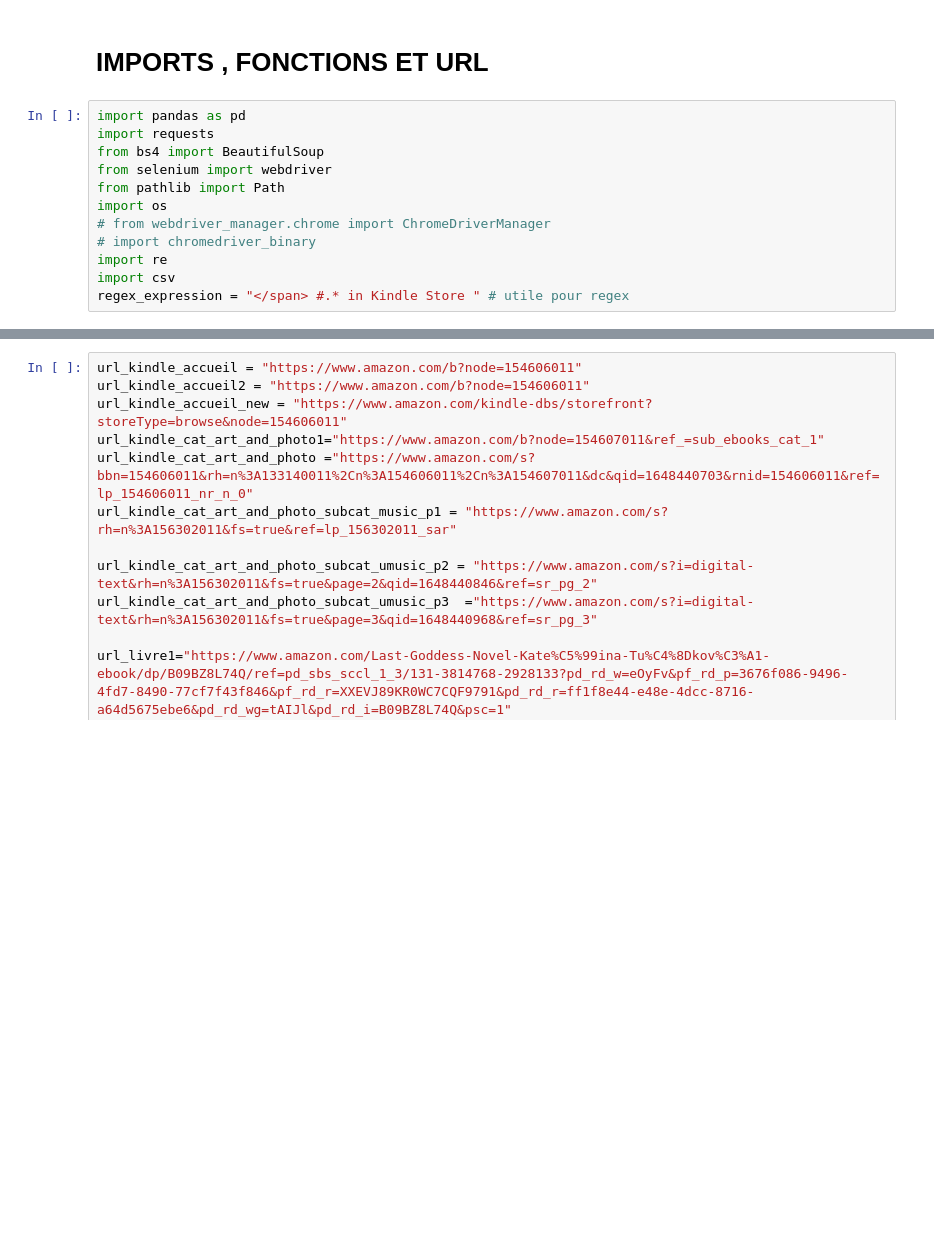
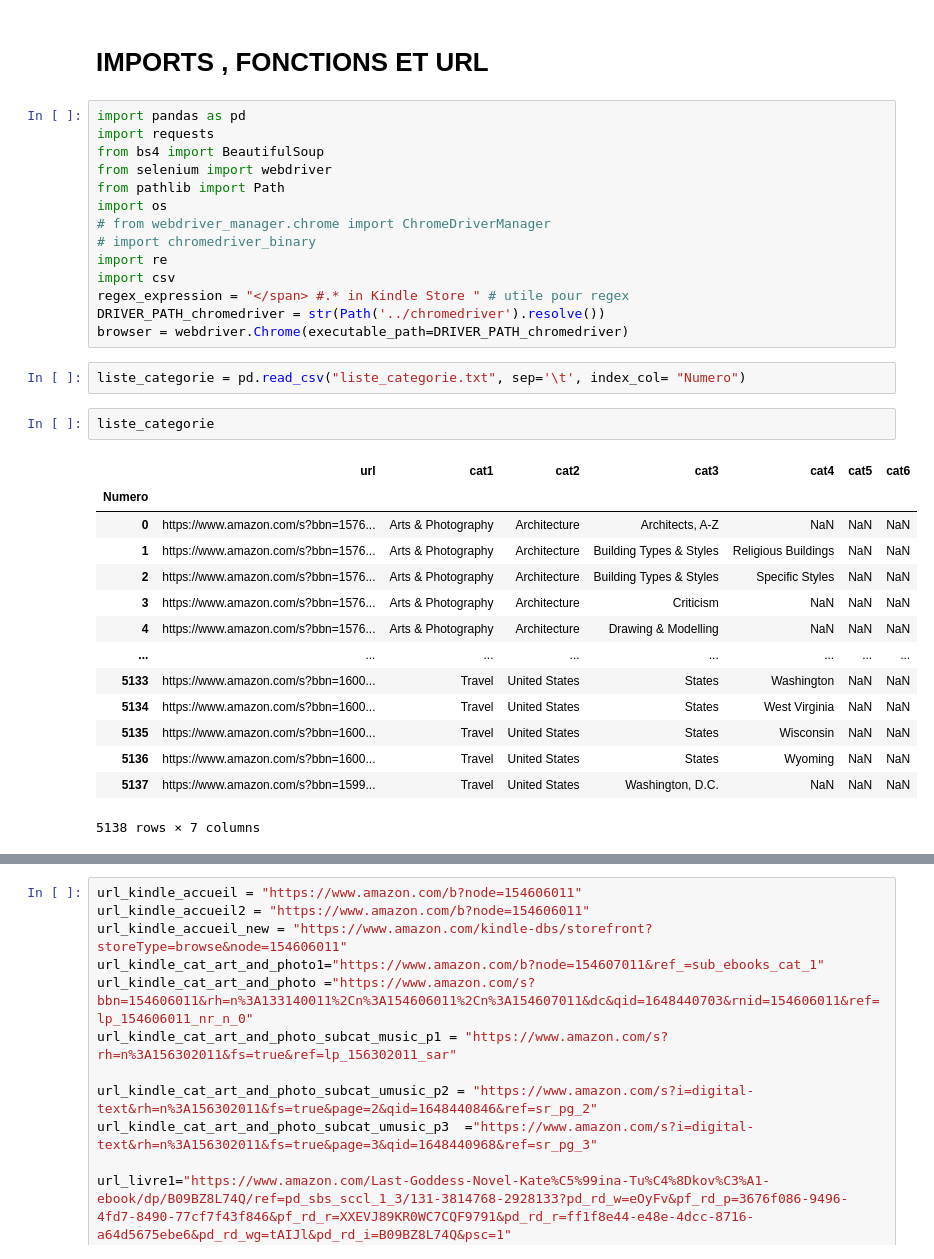
Before and after one commit to thomasgassin/kindle-scrapper, a Jupyter notebook: notebooks/2-scrapper_livre_depuis_categories.ipynb, the cells around one changed output, grey strips where cells are left out. Cells and saved outputs as stored; diff of their text form; blank space fills up the shorter version.

```diff
--- a/notebooks/2-scrapper_livre_depuis_categories.ipynb
+++ b/notebooks/2-scrapper_livre_depuis_categories.ipynb
@@ -14,3 +14,24 @@ import os
 import re
 import csv
 regex_expression = "</span> #.* in Kindle Store " # utile pour regex
+DRIVER_PATH_chromedriver = str(Path('../chromedriver').resolve())
+browser = webdriver.Chrome(executable_path=DRIVER_PATH_chromedriver)
+# %%
+liste_categorie = pd.read_csv("liste_categorie.txt", sep='\t', index_col= "Numero")
+# %%
+liste_categorie
+# %% [output]
+|  | url | cat1 | cat2 | cat3 | cat4 | cat5 | cat6 |
+| Numero |  |  |  |  |  |  |  |
+| 0 | https://www.amazon.com/s?bbn=1576... | Arts & Photography | Architecture | Architects, A-Z | NaN | NaN | NaN |
+| 1 | https://www.amazon.com/s?bbn=1576... | Arts & Photography | Architecture | Building Types & Styles | Religious Buildings | NaN | NaN |
+| 2 | https://www.amazon.com/s?bbn=1576... | Arts & Photography | Architecture | Building Types & Styles | Specific Styles | NaN | NaN |
+| 3 | https://www.amazon.com/s?bbn=1576... | Arts & Photography | Architecture | Criticism | NaN | NaN | NaN |
+| 4 | https://www.amazon.com/s?bbn=1576... | Arts & Photography | Architecture | Drawing & Modelling | NaN | NaN | NaN |
+| ... | ... | ... | ... | ... | ... | ... | ... |
+| 5133 | https://www.amazon.com/s?bbn=1600... | Travel | United States | States | Washington | NaN | NaN |
+| 5134 | https://www.amazon.com/s?bbn=1600... | Travel | United States | States | West Virginia | NaN | NaN |
+| 5135 | https://www.amazon.com/s?bbn=1600... | Travel | United States | States | Wisconsin | NaN | NaN |
+| 5136 | https://www.amazon.com/s?bbn=1600... | Travel | United States | States | Wyoming | NaN | NaN |
+| 5137 | https://www.amazon.com/s?bbn=1599... | Travel | United States | Washington, D.C. | NaN | NaN | NaN |
+5138 rows × 7 columns
```
Also changed, not shown: parts of 6 cells of this notebook.
